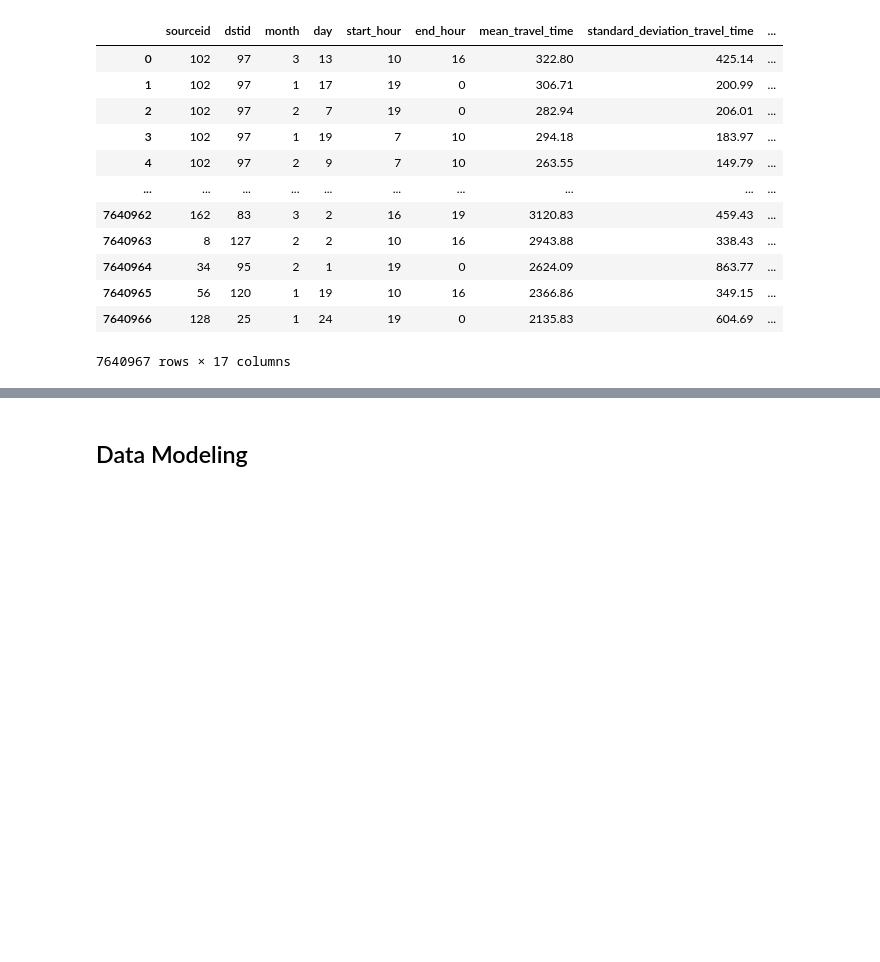
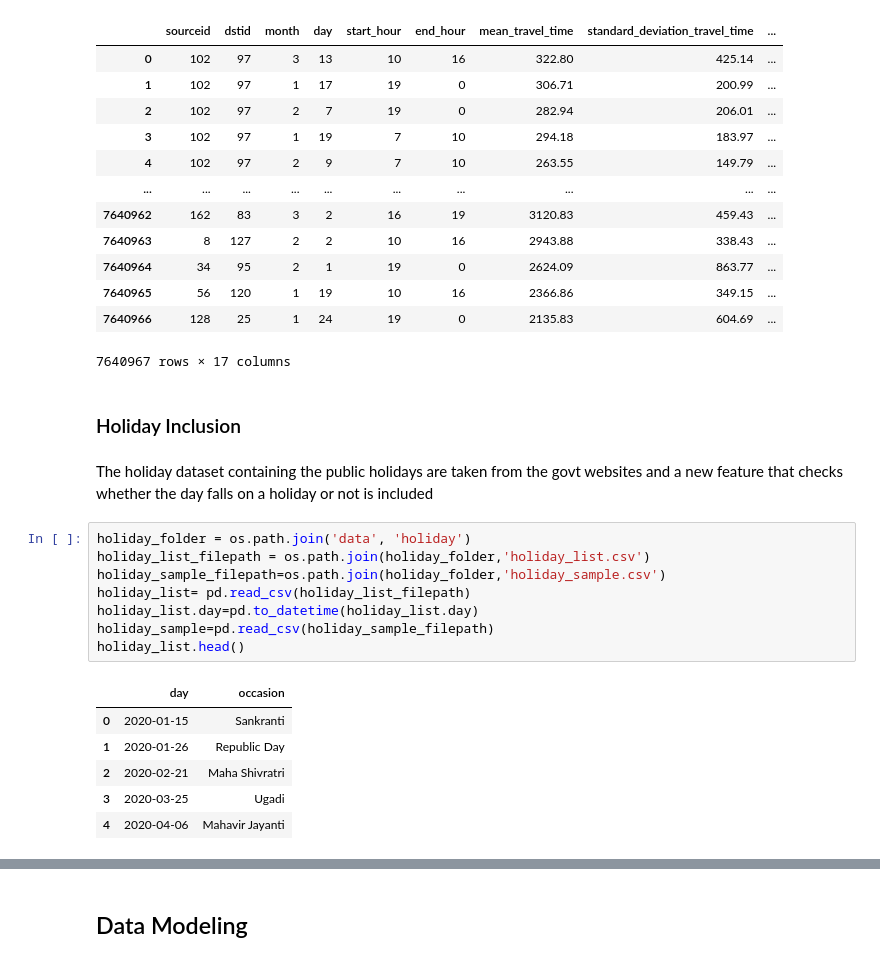
Before and after one commit to spatialthoughts/spatial-data-science, a Jupyter notebook: travel_time_prediction/uber_osm_model.ipynb, the cells around one changed output, grey strips where cells are left out. Cells and saved outputs as stored; diff of their text form; blank space fills up the shorter version.

```diff
--- a/travel_time_prediction/uber_osm_model.ipynb
+++ b/travel_time_prediction/uber_osm_model.ipynb
@@ -240,3 +240,22 @@ travel_times
 | 7640965 | 56 | 120 | 1 | 19 | 10 | 16 | 2366.86 | 349.15 | ... |
 | 7640966 | 128 | 25 | 1 | 24 | 19 | 0 | 2135.83 | 604.69 | ... |
 7640967 rows × 17 columns
+# %% [markdown]
+### Holiday Inclusion
+# %% [markdown]
+The holiday dataset containing the public holidays are taken from the govt websites and a new feature that checks whether the day falls on a holiday or not is included
+# %%
+holiday_folder = os.path.join('data', 'holiday')
+holiday_list_filepath = os.path.join(holiday_folder,'holiday_list.csv')
+holiday_sample_filepath=os.path.join(holiday_folder,'holiday_sample.csv')
+holiday_list= pd.read_csv(holiday_list_filepath)
+holiday_list.day=pd.to_datetime(holiday_list.day)
+holiday_sample=pd.read_csv(holiday_sample_filepath)
+holiday_list.head()
+# %% [output]
+|  | day | occasion |
+| 0 | 2020-01-15 | Sankranti |
+| 1 | 2020-01-26 | Republic Day |
+| 2 | 2020-02-21 | Maha Shivratri |
+| 3 | 2020-03-25 | Ugadi |
+| 4 | 2020-04-06 | Mahavir Jayanti |
```
Also changed, not shown: parts of 16 cells of this notebook.
